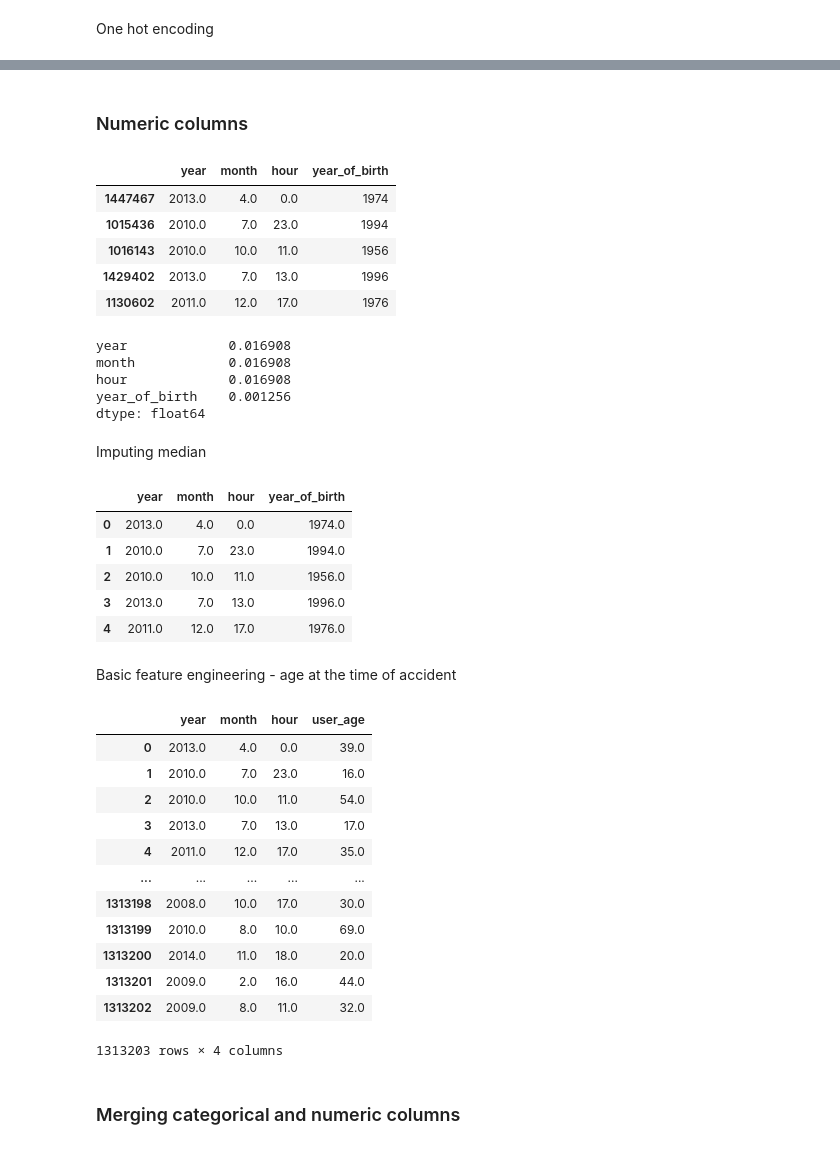
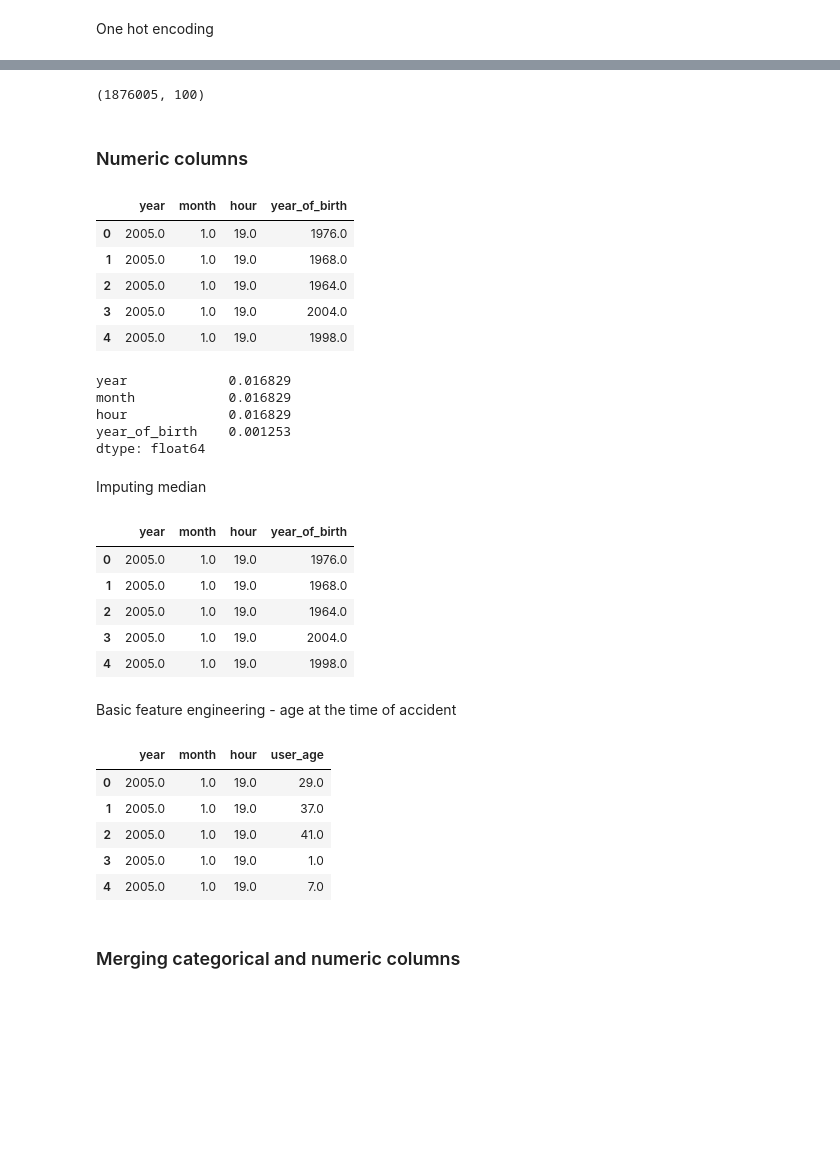
Before and after one commit to kmatusz/accidents, a Jupyter notebook: Modeling.ipynb, the cells around one changed output, grey strips where cells are left out. Cells and saved outputs as stored; diff of their text form; code cells hidden in the pictures; blank space fills up the shorter version.

```diff
--- a/Modeling.ipynb
+++ b/Modeling.ipynb
@@ -16,10 +16,12 @@ from sklearn.neighbors import KNeighborsClassifier
 from sklearn.linear_model import LogisticRegression
 
 
+pd.set_option("display.max_columns",200)
+
 def print_value_counts(df):
     for i in df.columns:
         print(f'column: {i}')
-        print(df_cat2[i].value_counts())
+        display(df[i].value_counts())
         print()
 # %% [markdown]
 Steps:
@@ -72,0 +57,2 @@ cols_cat = [
+# %%
+master_table['year_of_birth'] = master_table['year_of_birth'].astype(float)
@@ -117,3 +167,7 @@ df_cat_out.head()
+# %%
+df_cat_out.shape
+# %% [output]
+(1876005, 100)
 # %% [markdown]
 ### Numeric columns
 # %%
@@ -124,22 +178,22 @@ cols_num = [
  'year_of_birth'
 ]
 # %%
-df_num = x_train[cols_num]
+df_num = master_table[cols_num]
 df_num.head()
 # %% [output]
 |  | year | month | hour | year_of_birth |
-| 1447467 | 2013.0 | 4.0 | 0.0 | 1974 |
-| 1015436 | 2010.0 | 7.0 | 23.0 | 1994 |
-| 1016143 | 2010.0 | 10.0 | 11.0 | 1956 |
-| 1429402 | 2013.0 | 7.0 | 13.0 | 1996 |
-| 1130602 | 2011.0 | 12.0 | 17.0 | 1976 |
+| 0 | 2005.0 | 1.0 | 19.0 | 1976.0 |
+| 1 | 2005.0 | 1.0 | 19.0 | 1968.0 |
+| 2 | 2005.0 | 1.0 | 19.0 | 1964.0 |
+| 3 | 2005.0 | 1.0 | 19.0 | 2004.0 |
+| 4 | 2005.0 | 1.0 | 19.0 | 1998.0 |
 # %%
 df_num.isna().mean()
 # %% [output]
-year             0.016908
-month            0.016908
-hour             0.016908
-year_of_birth    0.001256
+year             0.016829
+month            0.016829
+hour             0.016829
+year_of_birth    0.001253
 dtype: float64
 # %% [markdown]
 Imputing median
@@ -150,11 +204,11 @@ df_num2 = pd.DataFrame(temp, columns = df_num.columns)
 df_num2.head()
 # %% [output]
 |  | year | month | hour | year_of_birth |
-| 0 | 2013.0 | 4.0 | 0.0 | 1974.0 |
-| 1 | 2010.0 | 7.0 | 23.0 | 1994.0 |
-| 2 | 2010.0 | 10.0 | 11.0 | 1956.0 |
-| 3 | 2013.0 | 7.0 | 13.0 | 1996.0 |
-| 4 | 2011.0 | 12.0 | 17.0 | 1976.0 |
+| 0 | 2005.0 | 1.0 | 19.0 | 1976.0 |
+| 1 | 2005.0 | 1.0 | 19.0 | 1968.0 |
+| 2 | 2005.0 | 1.0 | 19.0 | 1964.0 |
+| 3 | 2005.0 | 1.0 | 19.0 | 2004.0 |
+| 4 | 2005.0 | 1.0 | 19.0 | 1998.0 |
 # %% [markdown]
 Basic feature engineering - age at the time of accident
 # %%
@@ -163,21 +217,14 @@ df_num3 = df_num2.drop(['year_of_birth'], axis =1 )
 # %%
 df_num_out = df_num3.copy()
 # %%
-df_num_out
+df_num_out.head()
 # %% [output]
 |  | year | month | hour | user_age |
-| 0 | 2013.0 | 4.0 | 0.0 | 39.0 |
-| 1 | 2010.0 | 7.0 | 23.0 | 16.0 |
-| 2 | 2010.0 | 10.0 | 11.0 | 54.0 |
-| 3 | 2013.0 | 7.0 | 13.0 | 17.0 |
-| 4 | 2011.0 | 12.0 | 17.0 | 35.0 |
-| ... | ... | ... | ... | ... |
-| 1313198 | 2008.0 | 10.0 | 17.0 | 30.0 |
-| 1313199 | 2010.0 | 8.0 | 10.0 | 69.0 |
-| 1313200 | 2014.0 | 11.0 | 18.0 | 20.0 |
-| 1313201 | 2009.0 | 2.0 | 16.0 | 44.0 |
-| 1313202 | 2009.0 | 8.0 | 11.0 | 32.0 |
+| 0 | 2005.0 | 1.0 | 19.0 | 29.0 |
+| 1 | 2005.0 | 1.0 | 19.0 | 37.0 |
+| 2 | 2005.0 | 1.0 | 19.0 | 41.0 |
+| 3 | 2005.0 | 1.0 | 19.0 | 1.0 |
+| 4 | 2005.0 | 1.0 | 19.0 | 7.0 |
-1313203 rows × 4 columns
 # %% [markdown]
 ### Merging categorical and numeric columns
 # %%
```
Also changed, not shown: parts of 46 cells of this notebook, 1 other file.
